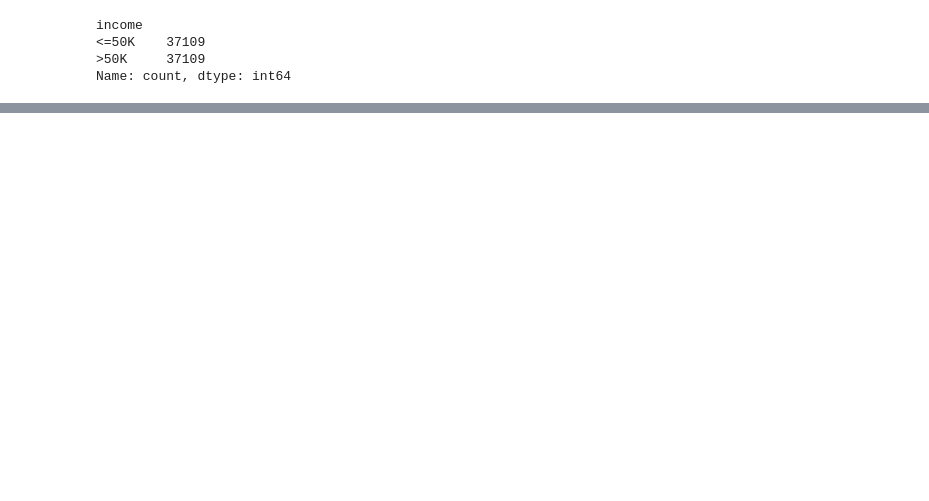
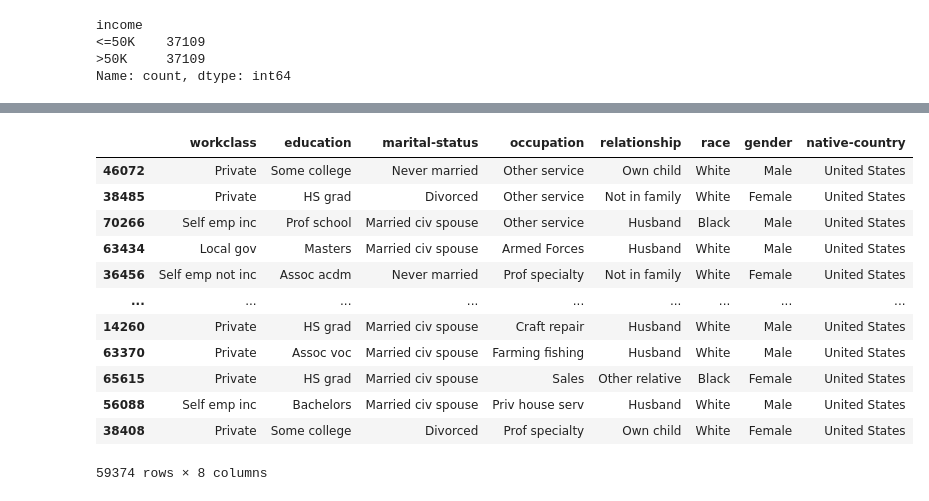
Before and after one commit to ahsanahmede7/Machine_Learning_Assigment, a Jupyter notebook: Adult.ipynb, the cells around one changed output, grey strips where cells are left out. Drawn from its saved outputs; the diff is of its cells as text; code cells hidden in the pictures; blank space fills up the shorter version.

```diff
--- a/Adult.ipynb
+++ b/Adult.ipynb
@@ -227,6 +240,21 @@ X_train,X_test,y_train,y_test = train_test_split(x,y,test_size=0.20,random_state
 # %%
 num_column = X_train.select_dtypes("number")
 Obj_column = X_train.select_dtypes("object")
+Obj_column
+# %% [output]
+|  | workclass | education | marital-status | occupation | relationship | race | gender | native-country |
+| 46072 | Private | Some college | Never married | Other service | Own child | White | Male | United States |
+| 38485 | Private | HS grad | Divorced | Other service | Not in family | White | Female | United States |
+| 70266 | Self emp inc | Prof school | Married civ spouse | Other service | Husband | Black | Male | United States |
+| 63434 | Local gov | Masters | Married civ spouse | Armed Forces | Husband | White | Male | United States |
+| 36456 | Self emp not inc | Assoc acdm | Never married | Prof specialty | Not in family | White | Female | United States |
+| ... | ... | ... | ... | ... | ... | ... | ... | ... |
+| 14260 | Private | HS grad | Married civ spouse | Craft repair | Husband | White | Male | United States |
+| 63370 | Private | Assoc voc | Married civ spouse | Farming fishing | Husband | White | Male | United States |
+| 65615 | Private | HS grad | Married civ spouse | Sales | Other relative | Black | Female | United States |
+| 56088 | Self emp inc | Bachelors | Married civ spouse | Priv house serv | Husband | White | Male | United States |
+| 38408 | Private | Some college | Divorced | Prof specialty | Own child | White | Female | United States |
+59374 rows × 8 columns
 # %%
 def create_model(X_train,y_train,model):
     number_data = Pipeline(
```
Also changed, not shown: parts of 13 cells of this notebook, 5 other files.
